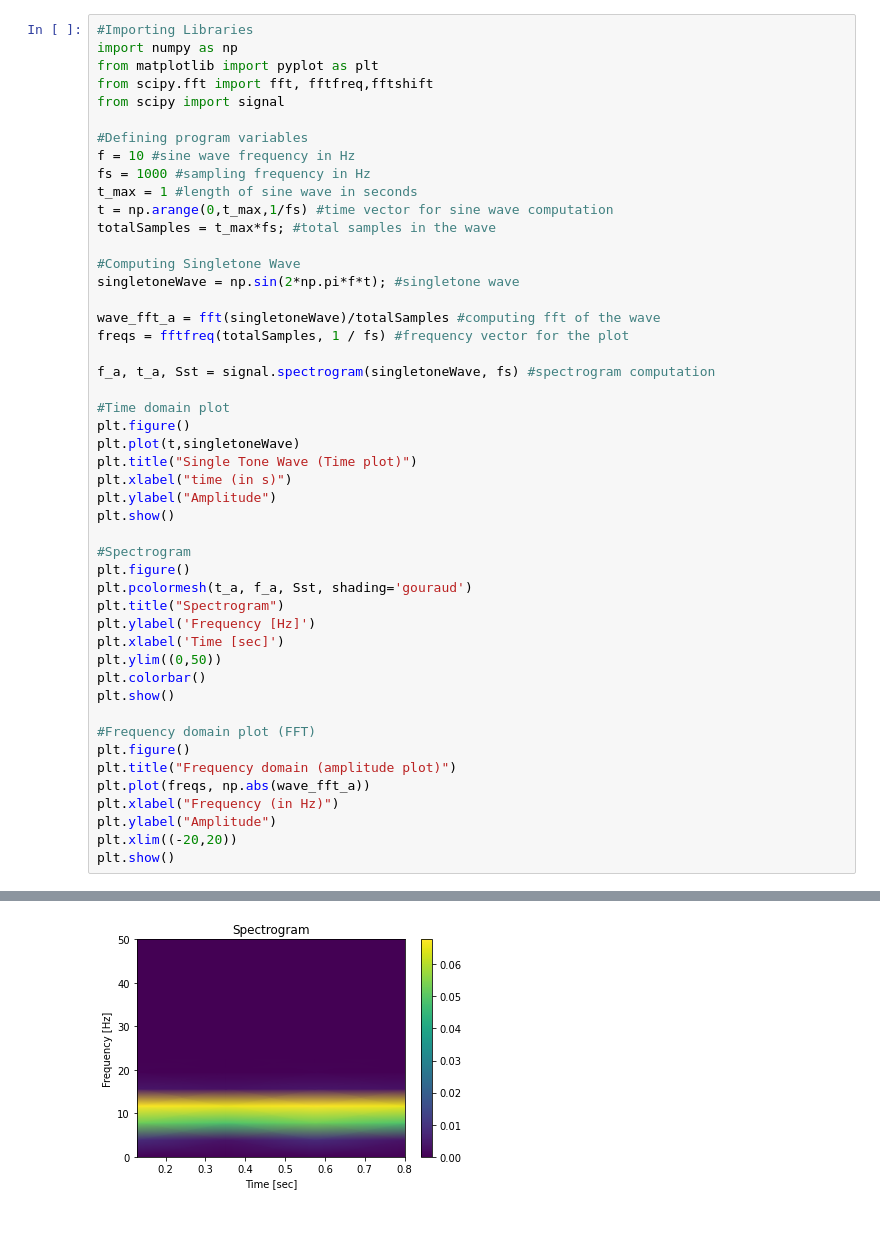
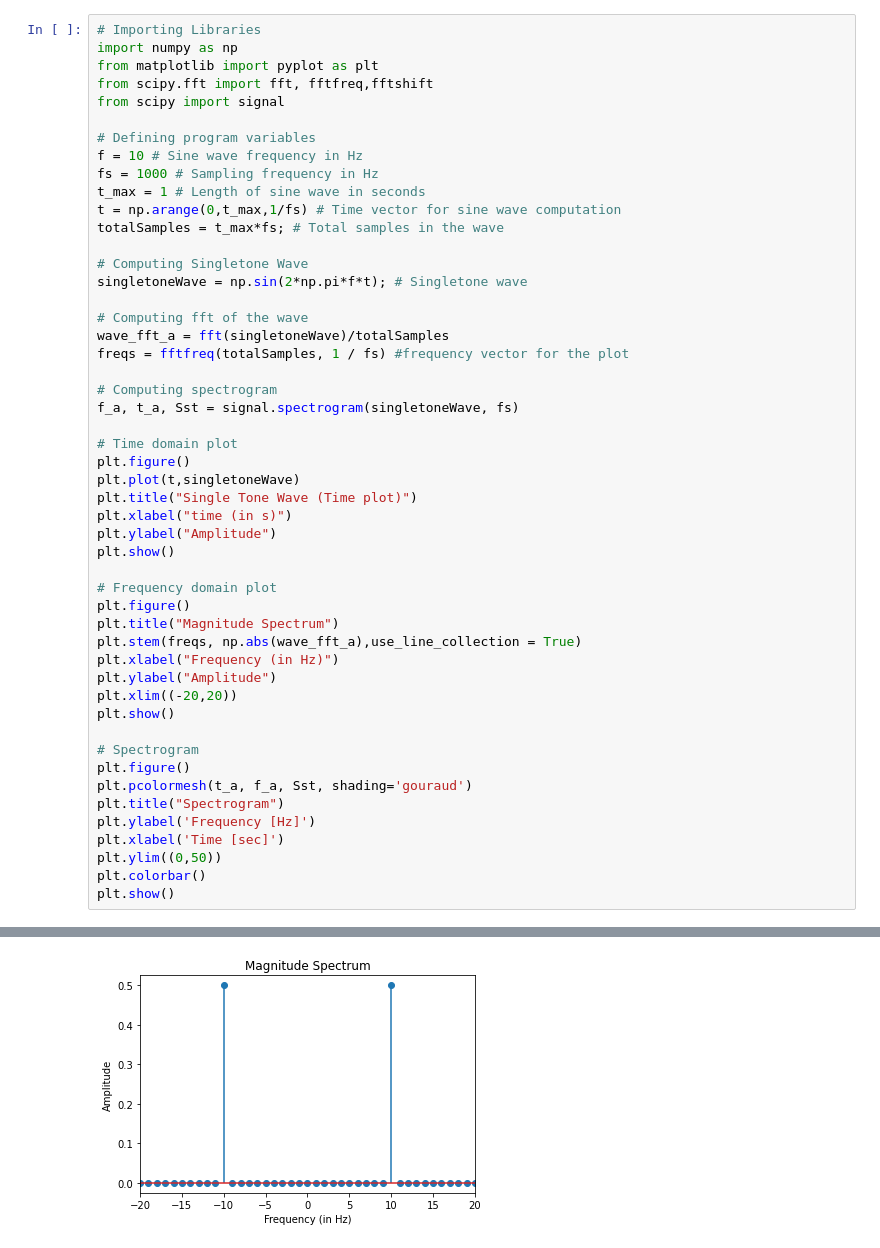
Before and after one commit to swakath/Speech_Lab, a Jupyter notebook: Week-2/Lab2.ipynb, the cells around one changed output, grey strips where cells are left out. Cells and saved outputs as stored; diff of their text form.

```diff
--- a/Week-2/Lab2.ipynb
+++ b/Week-2/Lab2.ipynb
@@ -21,51 +47,53 @@ and for a duration of 1 sec for this problem.
 # %%
-#Importing Libraries
+# Importing Libraries
 import numpy as np
 from matplotlib import pyplot as plt
 from scipy.fft import fft, fftfreq,fftshift
 from scipy import signal
 
-#Defining program variables
-f = 10 #sine wave frequency in Hz
-fs = 1000 #sampling frequency in Hz
-t_max = 1 #length of sine wave in seconds
-t = np.arange(0,t_max,1/fs) #time vector for sine wave computation
-totalSamples = t_max*fs; #total samples in the wave
+# Defining program variables
+f = 10 # Sine wave frequency in Hz
+fs = 1000 # Sampling frequency in Hz
+t_max = 1 # Length of sine wave in seconds
+t = np.arange(0,t_max,1/fs) # Time vector for sine wave computation
+totalSamples = t_max*fs; # Total samples in the wave
 
-#Computing Singletone Wave
-singletoneWave = np.sin(2*np.pi*f*t); #singletone wave
+# Computing Singletone Wave
+singletoneWave = np.sin(2*np.pi*f*t); # Singletone wave
 
-wave_fft_a = fft(singletoneWave)/totalSamples #computing fft of the wave
+# Computing fft of the wave
+wave_fft_a = fft(singletoneWave)/totalSamples
 freqs = fftfreq(totalSamples, 1 / fs) #frequency vector for the plot
 
-f_a, t_a, Sst = signal.spectrogram(singletoneWave, fs) #spectrogram computation
+# Computing spectrogram
+f_a, t_a, Sst = signal.spectrogram(singletoneWave, fs)
 
-#Time domain plot
+# Time domain plot
 plt.figure()
 plt.plot(t,singletoneWave)
 plt.title("Single Tone Wave (Time plot)")
 plt.xlabel("time (in s)")
 plt.ylabel("Amplitude")
 plt.show()
 
-#Spectrogram
+# Frequency domain plot
+plt.figure()
+plt.title("Magnitude Spectrum")
+plt.stem(freqs, np.abs(wave_fft_a),use_line_collection = True)
+plt.xlabel("Frequency (in Hz)")
+plt.ylabel("Amplitude")
+plt.xlim((-20,20))
+plt.show()
+
+# Spectrogram
 plt.figure()
 plt.pcolormesh(t_a, f_a, Sst, shading='gouraud')
 plt.title("Spectrogram")
 plt.ylabel('Frequency [Hz]')
 plt.xlabel('Time [sec]')
 plt.ylim((0,50))
 plt.colorbar()
 plt.show()
-
-#Frequency domain plot (FFT)
-plt.figure()
-plt.title("Frequency domain (amplitude plot)")
-plt.plot(freqs, np.abs(wave_fft_a))
-plt.xlabel("Frequency (in Hz)")
-plt.ylabel("Amplitude")
-plt.xlim((-20,20))
-plt.show()
 # %% [output]
 [figure]
-[figure, old version]
+[figure, new version]
```
Also changed, not shown: parts of 16 cells of this notebook, 1 other file.
